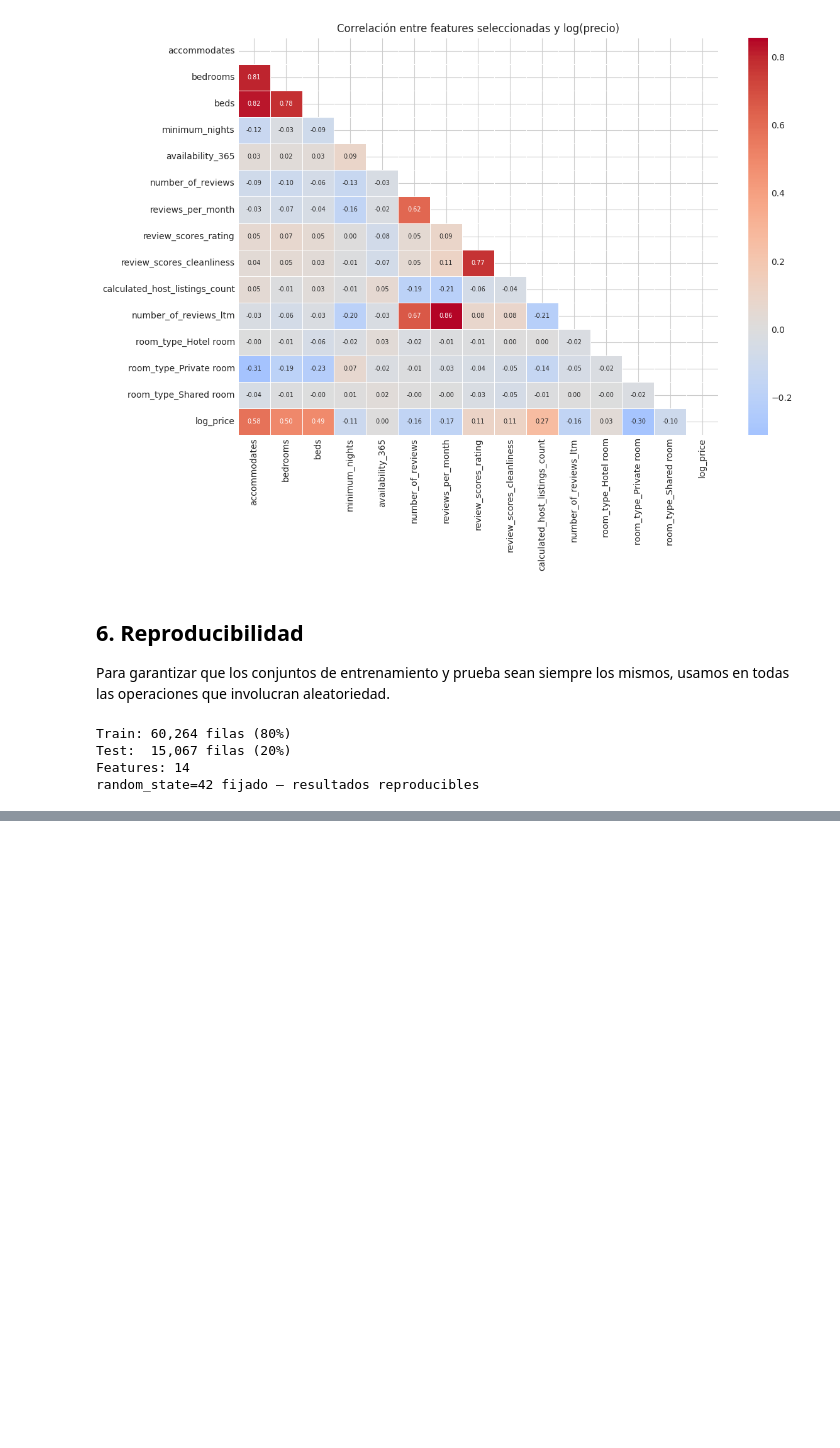
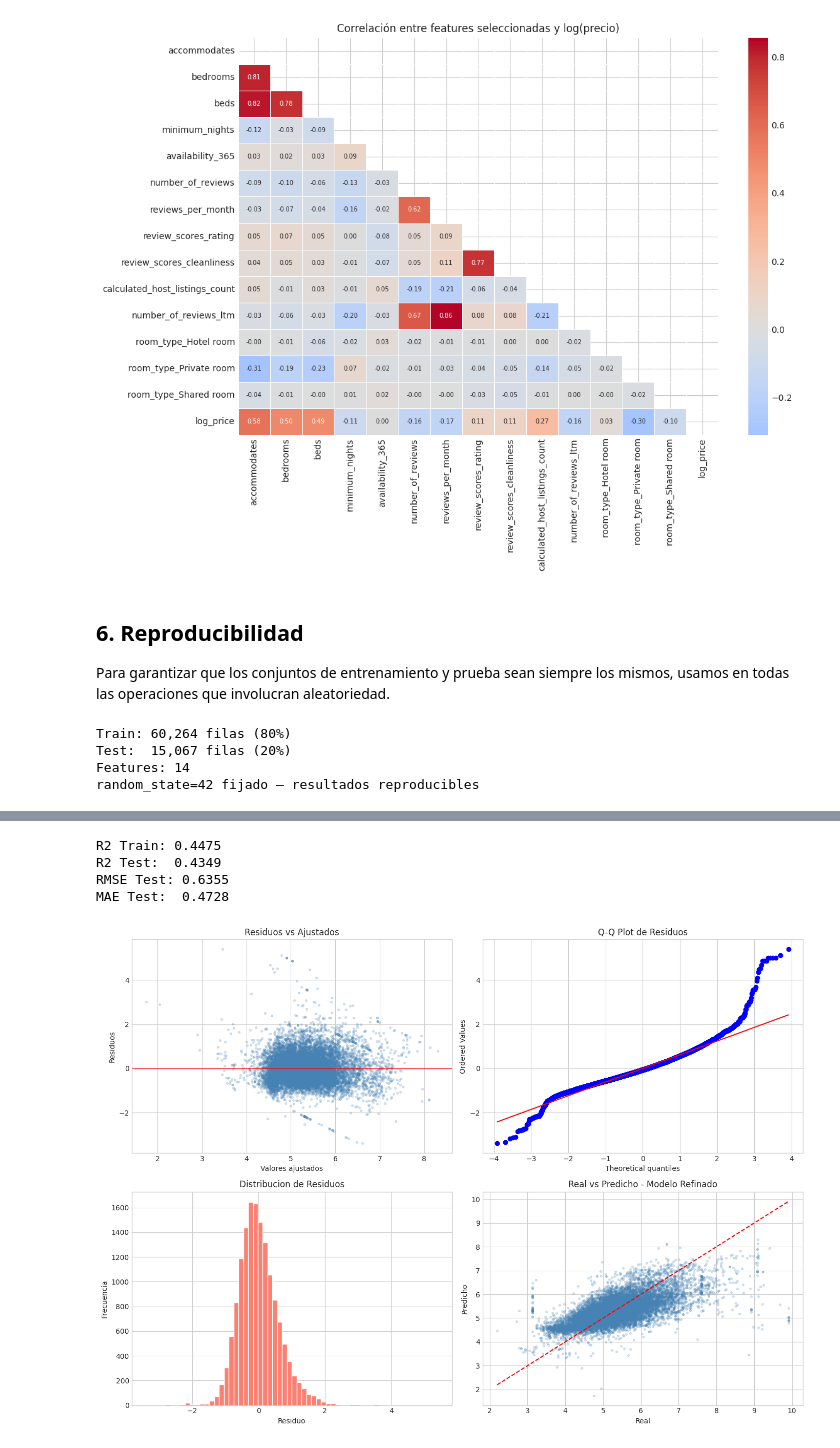
Before and after one commit to Jonialen/mineDatos-lab3, a Jupyter notebook: lab3.ipynb, the cells around one changed output, grey strips where cells are left out. Drawn from its saved outputs; the diff is of its cells as text; code cells hidden in the pictures; blank space fills up the shorter version.

```diff
--- a/lab3.ipynb
+++ b/lab3.ipynb
@@ -450,0 +669,20 @@ random_state=42 fijado — resultados reproducibles
+# %%
+# Variables a eliminar: VIF > 10 o p-value > 0.05
+pvals = model_ols.pvalues.drop("const")
+high_vif_vars = vif_data[vif_data["VIF"] > 10]["Feature"].tolist()
+non_sig_vars  = pvals[pvals > 0.05].index.tolist()
+drop_vars = list(set(high_vif_vars + non_sig_vars))
+print(f"Variables eliminadas: {drop_vars}")
+
+refined_features = [c for c in feature_candidates if c not in drop_vars]
+print(f"Features refinadas ({len(refined_features)}): {refined_features}")
+
+# Entrenar modelo refinado
+X_train_ref = X_train[refined_features].astype(float)
+X_test_ref  = X_test[refined_features].astype(float)
+
+X_train_ref_sm = sm.add_constant(X_train_ref)
+X_test_ref_sm  = sm.add_constant(X_test_ref)
+
+model_ref = sm.OLS(y_train.astype(float), X_train_ref_sm).fit()
+print(model_ref.summary())
@@ -450,0 +707,51 @@ random_state=42 fijado — resultados reproducibles
+# %%
+y_pred_ref_train = model_ref.predict(X_train_ref_sm)
+y_pred_ref_test  = model_ref.predict(X_test_ref_sm)
+
+r2_ref_train = r2_score(y_train, y_pred_ref_train)
+r2_ref_test  = r2_score(y_test,  y_pred_ref_test)
+rmse_ref = np.sqrt(mean_squared_error(y_test, y_pred_ref_test))
+mae_ref  = mean_absolute_error(y_test, y_pred_ref_test)
+
+print(f"R2 Train: {r2_ref_train:.4f}")
+print(f"R2 Test:  {r2_ref_test:.4f}")
+print(f"RMSE Test: {rmse_ref:.4f}")
+print(f"MAE Test:  {mae_ref:.4f}")
+
+res_ref = y_test.values - y_pred_ref_test
+
+fig, axes = plt.subplots(2, 2, figsize=(14, 10))
+
+# 1. Residuos vs ajustados
+axes[0,0].scatter(y_pred_ref_test, res_ref, alpha=0.2, s=8, color="steelblue")
+axes[0,0].axhline(0, color="red", linewidth=1)
+axes[0,0].set_xlabel("Valores ajustados")
+axes[0,0].set_ylabel("Residuos")
+axes[0,0].set_title("Residuos vs Ajustados")
+
+# 2. Q-Q plot
+stats.probplot(res_ref, dist="norm", plot=axes[0,1])
+axes[0,1].set_title("Q-Q Plot de Residuos")
+
+# 3. Histograma de residuos
+axes[1,0].hist(res_ref, bins=60, color="salmon", edgecolor="white")
+axes[1,0].set_xlabel("Residuo")
+axes[1,0].set_ylabel("Frecuencia")
+axes[1,0].set_title("Distribucion de Residuos")
+
+# 4. Real vs predicho
+axes[1,1].scatter(y_test, y_pred_ref_test, alpha=0.2, s=8, color="steelblue")
+mn, mx = float(y_test.min()), float(y_test.max())
+axes[1,1].plot([mn,mx],[mn,mx], "r--", linewidth=1.5)
+axes[1,1].set_xlabel("Real")
+axes[1,1].set_ylabel("Predicho")
+axes[1,1].set_title("Real vs Predicho - Modelo Refinado")
+
+plt.tight_layout()
+plt.show()
+# %% [output]
+R2 Train: 0.4475
+R2 Test:  0.4349
+RMSE Test: 0.6355
+MAE Test:  0.4728
+[figure, added]
```
Also changed, not shown: parts of 23 cells of this notebook, 2 other files.
